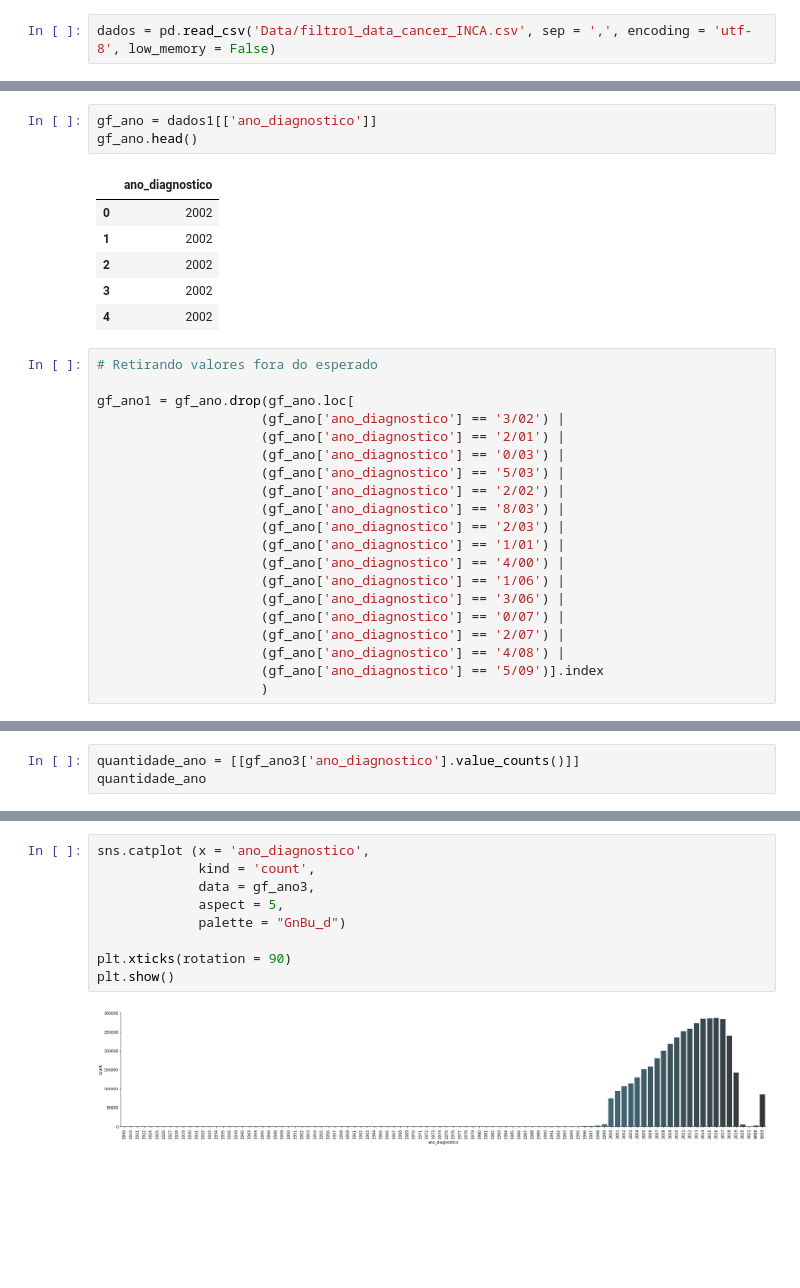
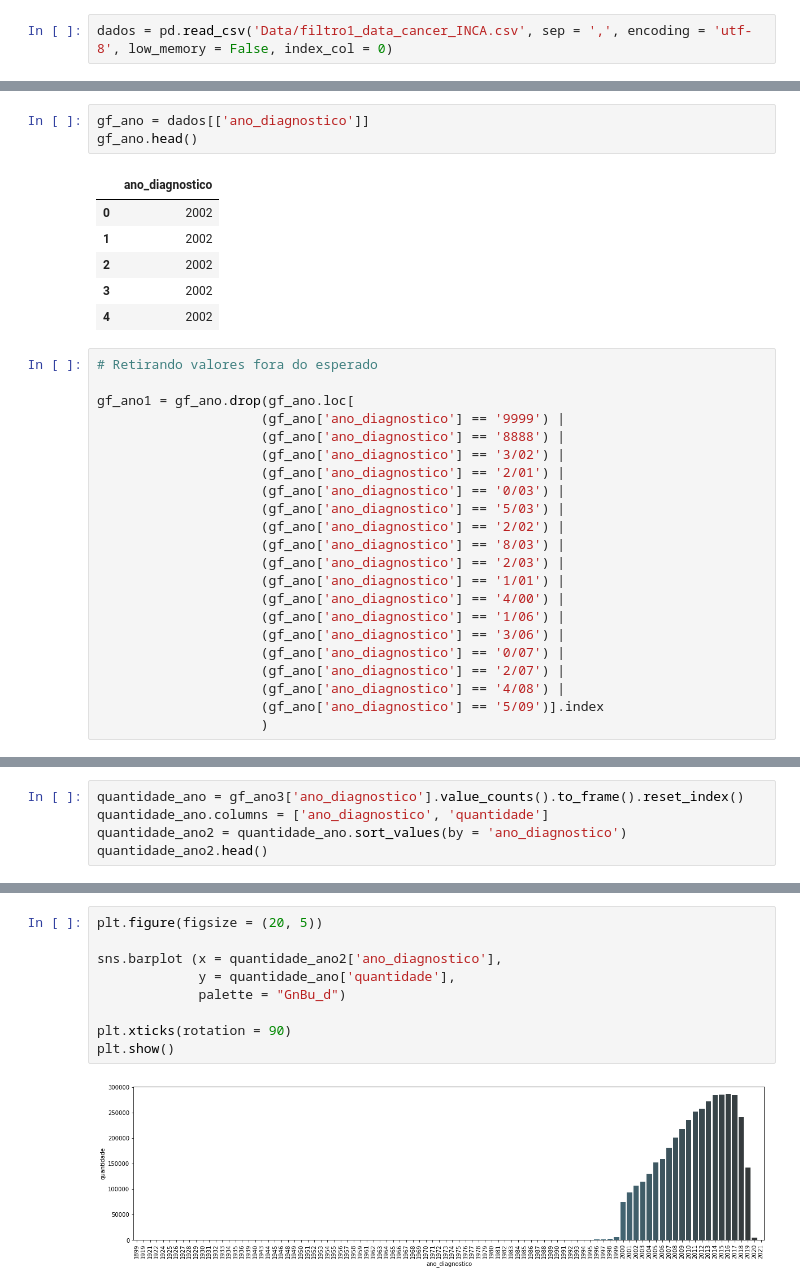
Before and after one commit to AnaPaulaPAraujo/analise_dados_cancer_brasil, a Jupyter notebook: Etapa 2/análise_etapa2.ipynb, the cells around one changed output, grey strips where cells are left out. Cells and saved outputs as stored; diff of their text form; blank space fills up the shorter version.

```diff
--- a/Etapa 2/análise_etapa2.ipynb
+++ b/Etapa 2/análise_etapa2.ipynb
@@ -22,7 +22,7 @@ import seaborn as sns
 # %% [markdown]
 ## Importando a tabela com os dados filtrados no arquivo 'Data/filtro1_data_cancerINCA.csv'
 # %%
-dados = pd.read_csv('Data/filtro1_data_cancer_INCA.csv', sep = ',', encoding = 'utf-8', low_memory = False)
+dados = pd.read_csv('Data/filtro1_data_cancer_INCA.csv', sep = ',', encoding = 'utf-8', low_memory = False, index_col = 0)
 # %%
 dados.info()
 # %% [output]
@@ -385,7 +381,7 @@ data_ano_diagnostico.query('ano_diagnostico == "1989"')
 | 3772197 | 1989 | 30/06/1989 |
 173 rows × 2 columns
 # %%
-gf_ano = dados1[['ano_diagnostico']]
+gf_ano = dados[['ano_diagnostico']]
 gf_ano.head()
 # %% [output]
 |  | ano_diagnostico |
@@ -398,6 +394,8 @@ gf_ano.head()
 # Retirando valores fora do esperado
 
 gf_ano1 = gf_ano.drop(gf_ano.loc[
+                     (gf_ano['ano_diagnostico'] == '9999') |
+                     (gf_ano['ano_diagnostico'] == '8888') |
                      (gf_ano['ano_diagnostico'] == '3/02') |
                      (gf_ano['ano_diagnostico'] == '2/01') |
                      (gf_ano['ano_diagnostico'] == '0/03') |
@@ -430,4 +451,6 @@ pandas.core.frame.DataFrame
 # %%
-quantidade_ano = [[gf_ano3['ano_diagnostico'].value_counts()]]
-quantidade_ano
+quantidade_ano = gf_ano3['ano_diagnostico'].value_counts().to_frame().reset_index()
+quantidade_ano.columns = ['ano_diagnostico', 'quantidade']
+quantidade_ano2 = quantidade_ano.sort_values(by = 'ano_diagnostico')
+quantidade_ano2.head()
 # %% [output]
@@ -446,12 +463,12 @@ quantidade_ano
 # %%
-sns.catplot (x = 'ano_diagnostico',
-             kind = 'count',
-             data = gf_ano3,
-             aspect = 5,
+plt.figure(figsize = (20, 5))
+
+sns.barplot (x = quantidade_ano2['ano_diagnostico'],
+             y = quantidade_ano['quantidade'],
              palette = "GnBu_d")
 
 plt.xticks(rotation = 90)
 plt.show()
 # %% [output]
-[figure, old version]
+[figure, new version]
 # %%
```
Also changed, not shown: parts of 27 cells of this notebook.
